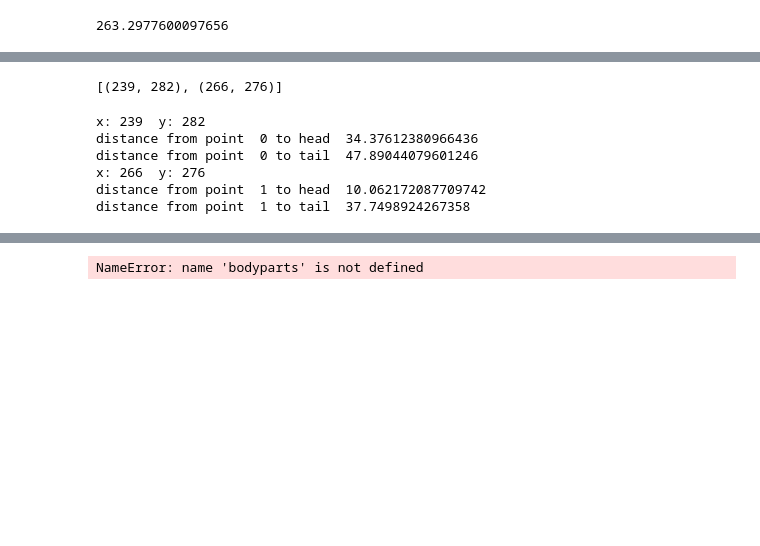
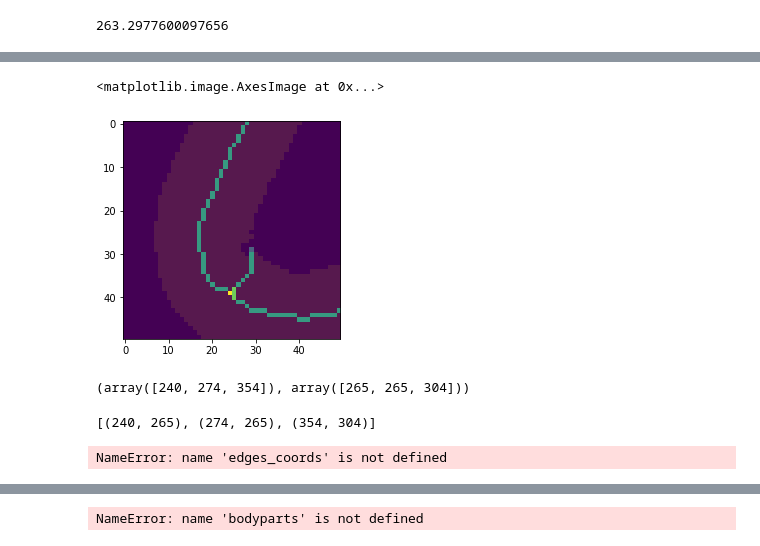
Before and after one commit to leonkontorovich/centerline_behavior_annotation, a Jupyter notebook: centerline/dev/Determine_Head_Tail.ipynb, the cells around one changed output, grey strips where cells are left out. Cells and saved outputs as stored; diff of their text form; code cells hidden in the pictures; blank space fills up the shorter version.

Commit message:
improved calculation of head centerline distance

```diff
--- a/centerline/dev/Determine_Head_Tail.ipynb
+++ b/centerline/dev/Determine_Head_Tail.ipynb
@@ -104,4 +113,11 @@ tiff.imwrite('degrees.tiff', degrees.astype(np.uint8))
+# %%
+plt.imshow(img[325:375,275:325])
+plt.imshow(degrees[325:375,275:325], alpha=0.9)
+# %% [output]
+<matplotlib.image.AxesImage at 0x...>
+[figure, added]
 # %%
-list(map(tuple, np.where(degrees==1)))
+coords=np.where(degrees==1)
+coords
 # %% [output]
-[(239, 282), (266, 276)]
+(array([240, 274, 354]), array([265, 265, 304]))
@@ -110,7 +124,17 @@ edges=np.where(degrees==1)
+# %%
+list(zip(*coords))
+# %% [output]
+[(240, 265), (274, 265), (354, 304)]
+# %%
+#gets the edge coordinates and puts them on a list of tuples
+edge_coords=list(zip(*np.where(degrees==1)))
+print(edges_coords)
+# %% [output]
+NameError: name 'edges_coords' is not defined
 # %%
 total_sum=[]
 #loop through every ending/edge
-for i, (x,y) in enumerate(edges):
+for i, (x,y) in enumerate(edge_coords):
     #calculate the distance from that ending to the body part
     dist_head = math.hypot(x - x_head[idx], y - y_head[idx])
     dist_tail = math.hypot(x - x_tail[idx], y - y_tail[idx])
@@ -118,10 +142,3 @@ for i, (x,y) in enumerate(edges):
     print('distance from point ', i, 'to head ', dist_head)
     print('distance from point ', i, 'to tail ', dist_tail)
     total_sum.append(dist_head+dist_tail)
-# %% [output]
-x: 239  y: 282
-distance from point  0 to head  34.37612380966436
-distance from point  0 to tail  47.89044079601246
-x: 266  y: 276
-distance from point  1 to head  10.062172087709742
-distance from point  1 to tail  37.7498924267358
```
Also changed, not shown: parts of 23 cells of this notebook.
